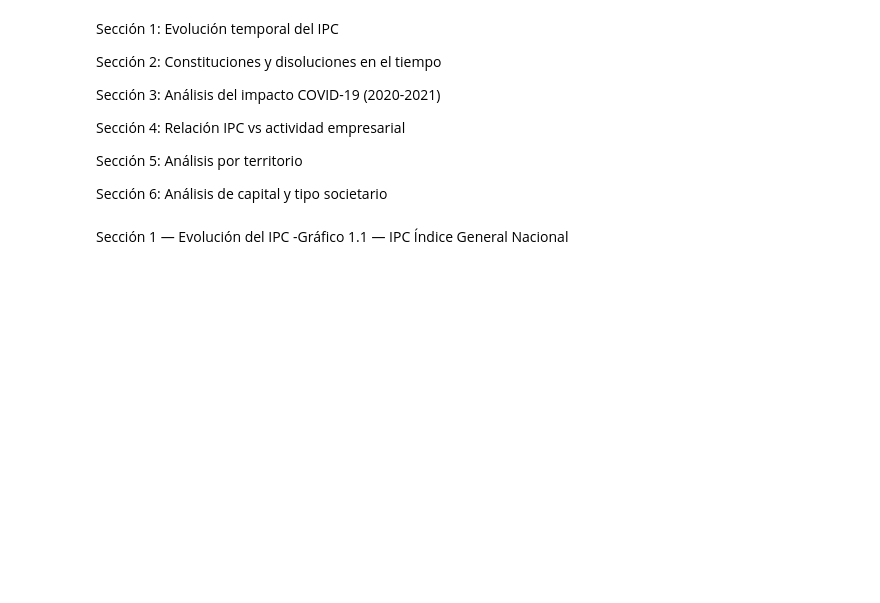
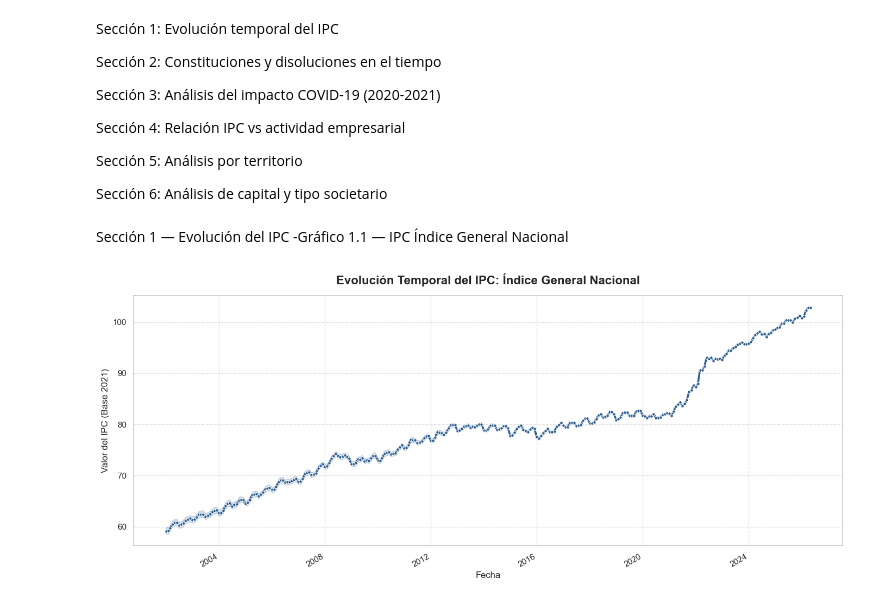
Before and after one commit to fabihrndz/spain-business-resilience-analytics, a Jupyter notebook: notebooks/04_eda.ipynb, the cells around one changed output. Drawn from its saved outputs; the diff is of its cells as text; code cells hidden in the pictures; blank space fills up the shorter version.

Commit message:
visualizaciones

```diff
--- a/notebooks/04_eda.ipynb
+++ b/notebooks/04_eda.ipynb
@@ -167,3 +488,85 @@ Sección 6: Análisis de capital y tipo societario
 # %% [markdown]
 Sección 1 — Evolución del IPC
 -Gráfico 1.1 — IPC Índice General Nacional
+# %%
+# 1. Combinar el DataFrame de IPC con las dimensiones de tiempo, sector y tipo de medida
+
+df_ipc_completo = df_ipc.merge(df_tiempo, on='id_tiempo', how='inner') \
+.merge(df_sectores_ipc, on='id_sector', how='inner') \
+.merge(df_tipo_medida, on='id_medida', how='inner')
+
+# Nota: Si tu tabla 'ipc.csv' ya incluye directamente los nombres de territorio
+
+# o códigos, asegúrate de filtrar por el agregado Nacional.
+
+# Si tienes una columna 'id_territorio', añade: .merge(df_territorio, on='id_territorio', how='inner')
+
+# 2. Filtrar para obtener ÚNICAMENTE el Índice General a nivel Nacional
+
+# Ajusta los nombres exactos ('Índice', 'General', 'España' o 'Total Nacional') según tus datos reales
+
+df_filtrado = df_ipc_completo[
+
+    (df_ipc_completo['nombre_sector'].str.contains('General', case=False, na=False)) &
+
+    (df_ipc_completo['nombre_medida'].str.contains('Índice', case=False, na=False))
+
+]
+
+# 3. Convertir el periodo a formato datetime para que el eje X se ordene y dibuje correctamente
+
+# Asumiendo que 'id_tiempo' tiene formato YYYYMM (ej. 202505) o que tienes una columna 'fecha'
+
+if 'fecha' in df_filtrado.columns:
+
+    df_filtrado['fecha_dt'] = pd.to_datetime(df_filtrado['fecha'])
+
+else:
+
+    df_filtrado['fecha_dt'] = pd.to_datetime(df_filtrado['id_tiempo'].astype(str) + '01', format='%Y%m%d')
+
+# 4. Ordenar cronológicamente
+
+df_filtrado = df_filtrado.sort_values('fecha_dt')
+
+# 5. Construcción del Gráfico
+
+plt.figure(figsize=(14, 6))
+
+sns.lineplot(
+
+    data=df_filtrado,
+
+    x='fecha_dt',
+
+    y='valor_ipc',
+
+    linewidth=2.5,
+
+    color='#2b5c8f',
+
+    marker='o',
+
+    markersize=4
+
+)
+
+# Personalización estética limpia
+
+plt.title('Evolución Temporal del IPC: Índice General Nacional', fontsize=16, fontweight='bold', pad=15)
+
+plt.xlabel('Fecha', fontsize=12)
+
+plt.ylabel('Valor del IPC (Base 2021)', fontsize=12) # Ajusta la base según corresponda a tu dataset del INE
+
+plt.grid(True, linestyle='--', alpha=0.6)
+
+# Ajustar formato de fechas en el eje X para que no se amontone
+
+plt.gcf().autofmt_xdate()
+
+plt.tight_layout()
+
+plt.show()
+# %% [output]
+[figure, added]
```
Also changed, not shown: parts of 43 cells of this notebook, 11 other files.
